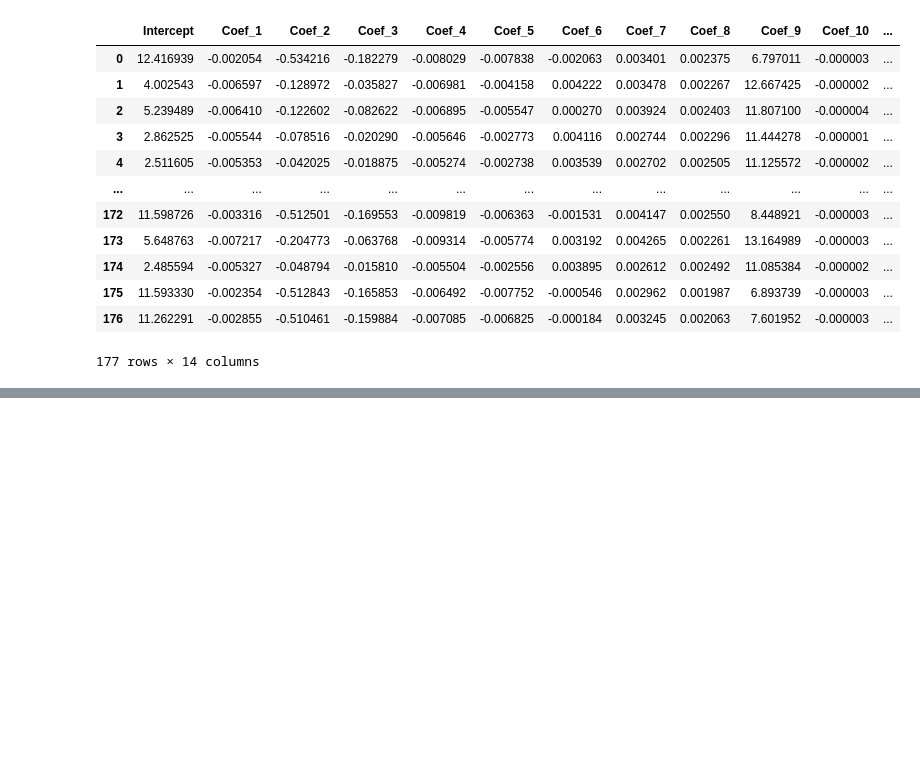
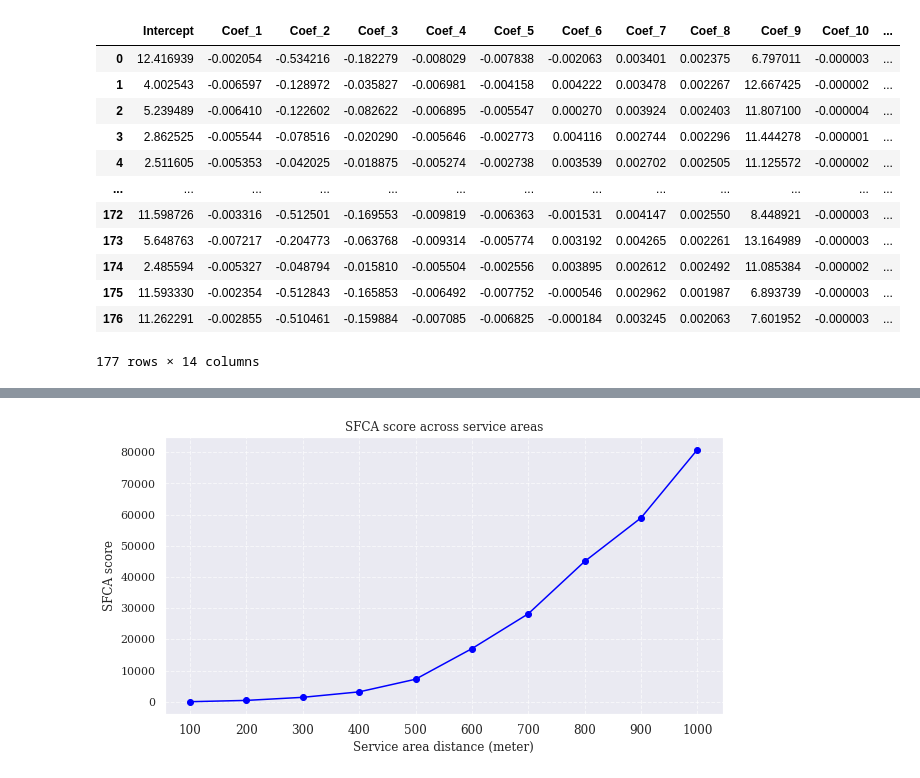
Before and after one commit to wherehaveyubin/research, a Jupyter notebook: 2025-MetroBike.ipynb, the cells around one changed output, grey strips where cells are left out. Drawn from its saved outputs; the diff is of its cells as text; code cells hidden in the pictures; blank space fills up the shorter version.

```diff
--- a/2025-MetroBike.ipynb
+++ b/2025-MetroBike.ipynb
@@ -551,0 +615,22 @@ gdf
+# %%
+# Define the x-axis labels (Service Area Range in meters)
+x_labels = [100, 200, 300, 400, 500, 600, 700, 800, 900, 1000]
+
+# Create the figure
+plt.figure(figsize=(10, 5))
+
+# Plot SFCA values
+plt.plot(x_labels, sfca_values, marker='o', linestyle='-', color='blue', label='SFCA Score')
+
+# Labels and title
+plt.xlabel('Service area distance (meter)')
+plt.ylabel('SFCA score')
+plt.title('SFCA score across service areas')
+
+plt.xticks(x_labels, fontsize=12)
+plt.grid(True, linestyle='--', alpha=0.6)  # Add a grid
+
+# Show the plot
+plt.show()
+# %% [output]
+[figure, added]
```
Also changed, not shown: parts of 5 cells of this notebook.
